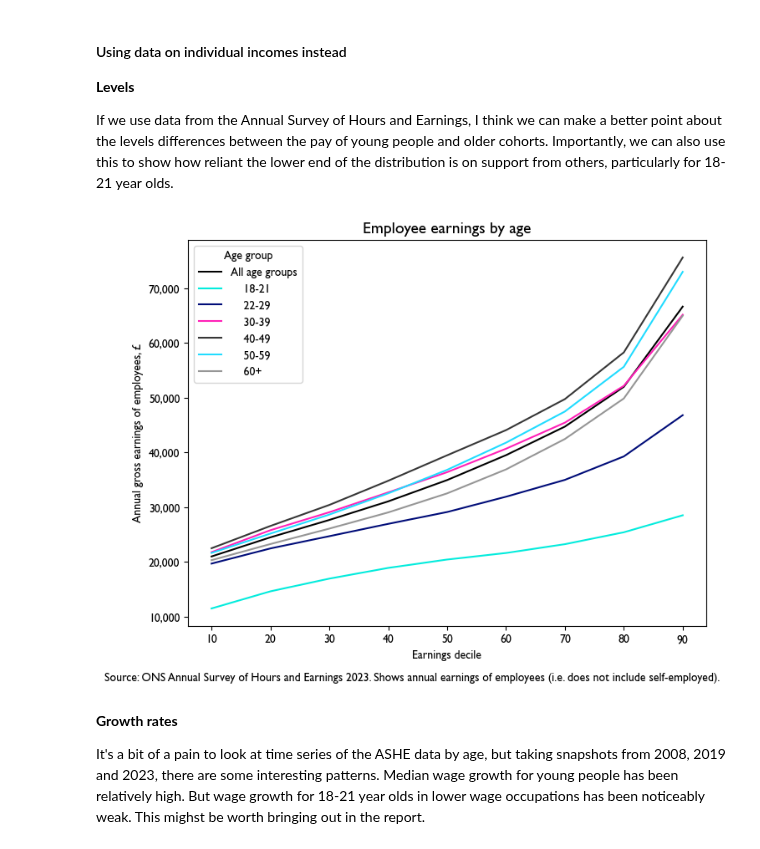
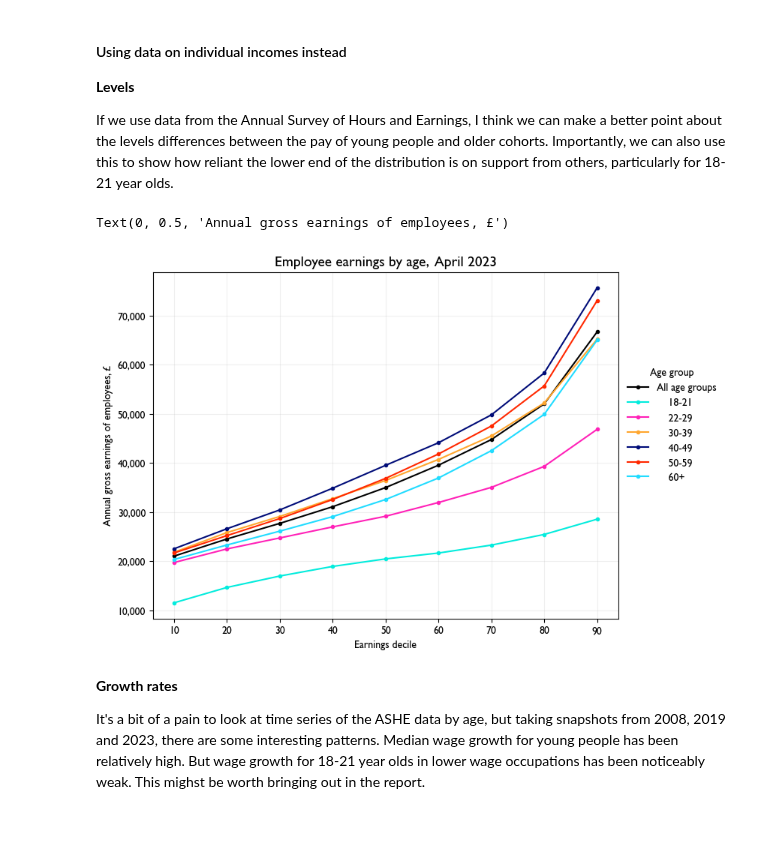
Before and after one commit to theRSAorg/state-of-paralysis-report, a Jupyter notebook: Python/income.ipynb, the cells around one changed output. Saved outputs shown, nothing was run; the diff lists cells and outputs as text; code cells hidden in the pictures.

Commit message:
changes to earnings plot to make consistent with others in report, including palette changes

```diff
--- a/Python/income.ipynb
+++ b/Python/income.ipynb
@@ -20,22 +20,33 @@ from zipfile import ZipFile
 mpl.rcParams['font.family'] = 'Gill Sans MT'
 rsa_colour_dict = {'black':'#000000',
                    'teal':'#03ECDD',
-                   'half-teal':(129.5/256, 246/256, 238.5/256),
-                   'light grey':'#F5F5F5',
-                   'mid grey':'#969696',
-                   'dark grey':'#373737',
+                   'hot pink':'#FF21B8',
                    'dark blue':'#000C78',
-                   'light blue':'#21DCFF',
-                   'half-light blue':(144.5/256, 243/256, 255.5/256),
-                   'hot pink':'#FF21B8',
                    'orange':'#FFA72F',
                    'red':'#FF2800',
-                   'forestgreen':'forestgreen',
-                   'violet':'violet',
-                   'olive':'olive',
-                   'darkturquoise':'darkturquoise'}
-colour_list = [rsa_colour_dict[x] for x in ['black', 'teal', 'dark blue', 'hot pink', 'dark grey', 'light blue', 'mid grey', 'orange', 'red', 'forestgreen', 'violet', 'olive', 'darkturquoise']]
+                   'light blue':'#21DCFF'}
+colour_list = [rsa_colour_dict[x] for x in ['black', 'teal', 'hot pink', 'orange', 'dark blue', 'red', 'light blue']]
 mpl.rcParams['axes.prop_cycle'] = cycler(color=colour_list)
+
+# mpl.rcParams['font.family'] = 'Gill Sans MT'
+# rsa_colour_dict = {'black':'#000000',
+#                    'teal':'#03ECDD',
+#                    'half-teal':(129.5/256, 246/256, 238.5/256),
+#                    'light grey':'#F5F5F5',
+#                    'mid grey':'#969696',
+#                    'dark grey':'#373737',
+#                    'dark blue':'#000C78',
+#                    'light blue':'#21DCFF',
+#                    'half-light blue':(144.5/256, 243/256, 255.5/256),
+#                    'hot pink':'#FF21B8',
+#                    'orange':'#FFA72F',
+#                    'red':'#FF2800',
+#                    'forestgreen':'forestgreen',
+#                    'violet':'violet',
+#                    'olive':'olive',
+#                    'darkturquoise':'darkturquoise'}
+# colour_list = [rsa_colour_dict[x] for x in ['black', 'teal', 'dark blue', 'hot pink', 'dark grey', 'light blue', 'mid grey', 'orange', 'red', 'forestgreen', 'violet', 'olive', 'darkturquoise']]
+# mpl.rcParams['axes.prop_cycle'] = cycler(color=colour_list)
 # %% [markdown]
 ### Defining income
 
@@ -173,37 +184,40 @@ If we use data from the Annual Survey of Hours and Earnings, I think we can make
 # %%
 #### Using data on individual incomes instead
 
 url = 'https://www.ons.gov.uk/file?uri=/employmentandlabourmarket/peopleinwork/earningsandworkinghours/datasets/agegroupashetable6/2023provisional/ashetable62023provisional.zip'
 req = requests.get(url)
 filename = url.split('/')[-1]
 filepath = os.path.join('..', 'data', filename)
 if os.path.isfile(filepath) == False:
     with open(filepath, 'wb') as output_file:
         output_file.write(req.content)
 # get the gross weekly pay spreadsheet and select the 'All' tab, then tidy up column names manually
 xl = pd.ExcelFile(io.BytesIO(
     ZipFile(filepath).read('PROV - Age Group Table 6.7a   Annual pay - Gross 2023.xls')))
 ashe = xl.parse(sheet_name='Full-Time', skiprows=4, nrows=8, usecols='A:Q', na_values=['x'])
 ashe = ashe.rename({'Median':'50'}, axis=1)
 # change 'description' to 'age group'
 ashe = ashe.rename(columns={'Description':'Age group'})
 ashe.set_index('Age group', inplace=True)
 # change 'all employees' to 'all age groups'
 ashe = ashe.rename(index={'All employees': 'All age groups'})
 ashe = ashe.loc[:,[str(x) for x in range(10,100,10)]].dropna(axis=0)
 fig, ax = plt.subplots(1,1,figsize=[8,6])
-ashe.transpose().plot(ax=ax)
+ashe.transpose().plot(ax=ax, marker = "o", markersize = 3)
+ax.legend(title = 'Age group', loc='upper left', bbox_to_anchor=(1, 0.75), frameon = False)
+ax.grid(True, linestyle='-', alpha=0.2)
 
 def format_tick_labels(x, pos):
     return '{:,.0f}'.format(x)
 ax.yaxis.set_major_formatter(FuncFormatter(format_tick_labels))
 
-ax.set_title('Employee earnings by age', fontsize=14)
+ax.set_title('Employee earnings by age,  April 2023', fontsize=14)
 ax.set_xlabel('Earnings decile')
 ax.set_ylabel('Annual gross earnings of employees, £')
-fig.text(x=0,y=0,s='Source: ONS Annual Survey of Hours and Earnings 2023. Shows annual earnings of employees (i.e. does not include self-employed).');
+#fig.text(x=0,y=0,s='Source: ONS Annual Survey of Hours and Earnings 2023. Shows annual earnings of employees (i.e. does not include self-employed).');
 # %% [output]
+Text(0, 0.5, 'Annual gross earnings of employees, £')
-[figure, old version]
+[figure, new version]
 # %%
 # Get the ASHE data for a few earlier points in time
 url = 'https://www.ons.gov.uk/file?uri=/employmentandlabourmarket/peopleinwork/earningsandworkinghours/datasets/agegroupashetable6/2019revised/table62019revised.zip'
```
